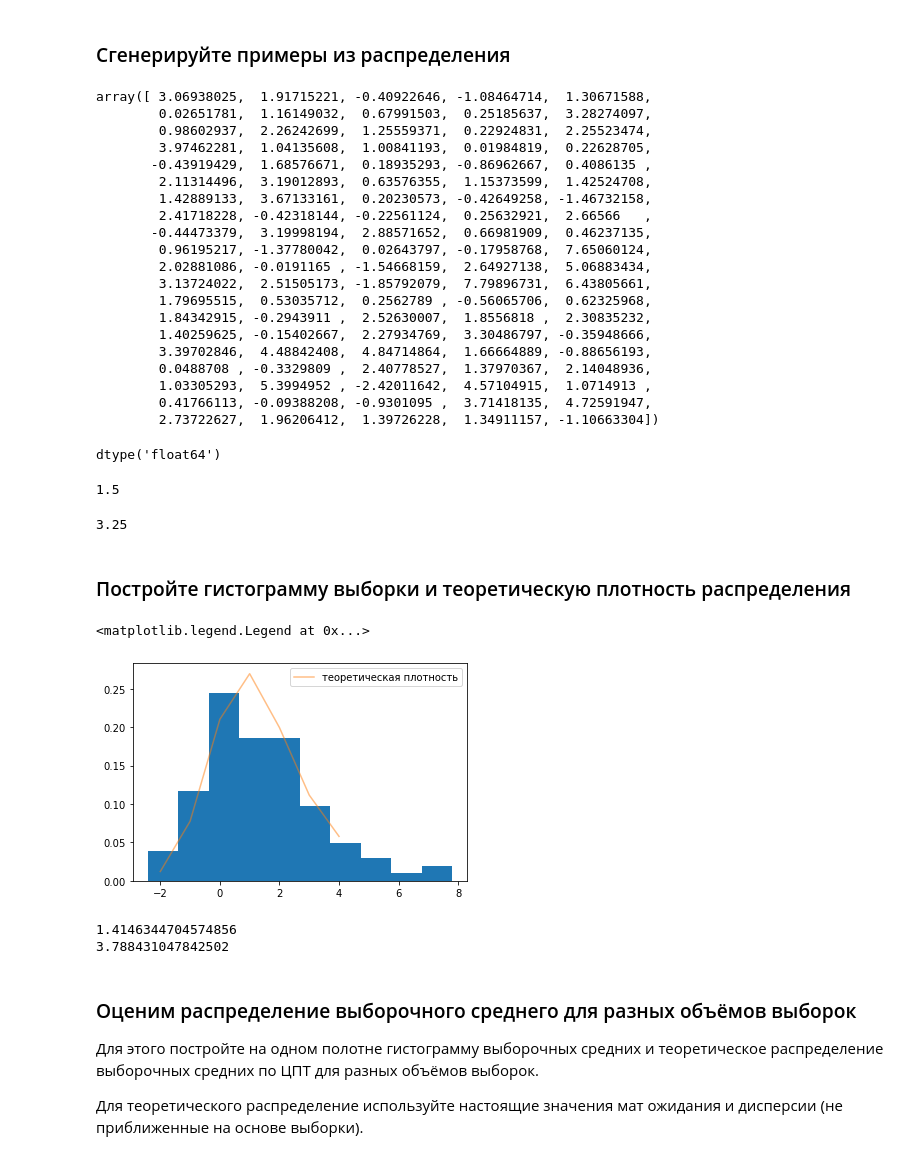
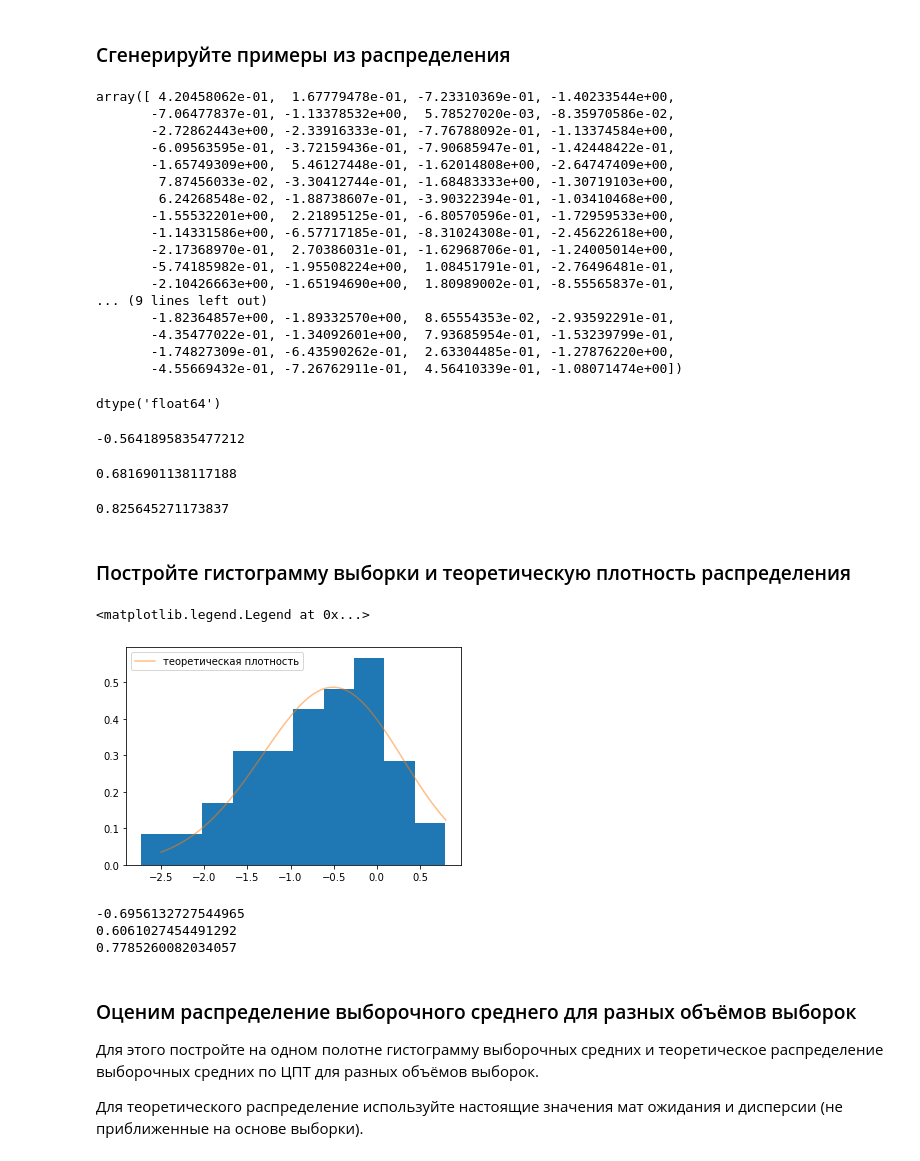
Before and after one commit to AlexeyLebedev90/HelloWorld, a Jupyter notebook: home_5.ipynb, the cells around one changed output. Saved outputs shown, nothing was run; the diff lists cells and outputs as text; code cells hidden in the pictures.

```diff
--- a/home_5.ipynb
+++ b/home_5.ipynb
@@ -13,65 +13,70 @@ import math
 ### Сгенерируйте примеры из распределения
 # %%
 # ваш код тут
-# например вот такое распределение https://docs.scipy.org/doc/scipy/reference/generated/scipy.stats.expon.html#scipy.stats.exponnorm
-exponnorm_rv = sts.exponnorm(1.5)
-sample = exponnorm_rv.rvs(100)
+# например вот такое распределение https://docs.scipy.org/doc/scipy/reference/generated/scipy.stats.expon.html#scipy.stats.powernorm
+powernorm_rv = sts.powernorm(2)
+sample = powernorm_rv.rvs(100)
 sample
 # %% [output]
-array([ 3.06938025,  1.91715221, -0.40922646, -1.08464714,  1.30671588,
-        0.02651781,  1.16149032,  0.67991503,  0.25185637,  3.28274097,
-        0.98602937,  2.26242699,  1.25559371,  0.22924831,  2.25523474,
-        3.97462281,  1.04135608,  1.00841193,  0.01984819,  0.22628705,
-       -0.43919429,  1.68576671,  0.18935293, -0.86962667,  0.4086135 ,
-        2.11314496,  3.19012893,  0.63576355,  1.15373599,  1.42524708,
-        1.42889133,  3.67133161,  0.20230573, -0.42649258, -1.46732158,
-        2.41718228, -0.42318144, -0.22561124,  0.25632921,  2.66566   ,
-       -0.44473379,  3.19998194,  2.88571652,  0.66981909,  0.46237135,
-        0.96195217, -1.37780042,  0.02643797, -0.17958768,  7.65060124,
-        2.02881086, -0.0191165 , -1.54668159,  2.64927138,  5.06883434,
-        3.13724022,  2.51505173, -1.85792079,  7.79896731,  6.43805661,
-        1.79695515,  0.53035712,  0.2562789 , -0.56065706,  0.62325968,
-        1.84342915, -0.2943911 ,  2.52630007,  1.8556818 ,  2.30835232,
-        1.40259625, -0.15402667,  2.27934769,  3.30486797, -0.35948666,
-        3.39702846,  4.48842408,  4.84714864,  1.66664889, -0.88656193,
-        0.0488708 , -0.3329809 ,  2.40778527,  1.37970367,  2.14048936,
-        1.03305293,  5.3994952 , -2.42011642,  4.57104915,  1.0714913 ,
-        0.41766113, -0.09388208, -0.9301095 ,  3.71418135,  4.72591947,
-        2.73722627,  1.96206412,  1.39726228,  1.34911157, -1.10663304])
+array([ 4.20458062e-01,  1.67779478e-01, -7.23310369e-01, -1.40233544e+00,
+       -7.06477837e-01, -1.13378532e+00,  5.78527020e-03, -8.35970586e-02,
+       -2.72862443e+00, -2.33916333e-01, -7.76788092e-01, -1.13374584e+00,
+       -6.09563595e-01, -3.72159436e-01, -7.90685947e-01, -1.42448422e-01,
+       -1.65749309e+00,  5.46127448e-01, -1.62014808e+00, -2.64747409e+00,
+        7.87456033e-02, -3.30412744e-01, -1.68483333e+00, -1.30719103e+00,
+        6.24268548e-02, -1.88738607e-01, -3.90322394e-01, -1.03410468e+00,
+       -1.55532201e+00,  2.21895125e-01, -6.80570596e-01, -1.72959533e+00,
+       -1.14331586e+00, -6.57717185e-01, -8.31024308e-01, -2.45622618e+00,
+       -2.17368970e-01,  2.70386031e-01, -1.62968706e-01, -1.24005014e+00,
+       -5.74185982e-01, -1.95508224e+00,  1.08451791e-01, -2.76496481e-01,
+       -2.10426663e+00, -1.65194690e+00,  1.80989002e-01, -8.55565837e-01,
+... (9 lines left out)
+       -1.82364857e+00, -1.89332570e+00,  8.65554353e-02, -2.93592291e-01,
+       -4.35477022e-01, -1.34092601e+00,  7.93685954e-01, -1.53239799e-01,
+       -1.74827309e-01, -6.43590262e-01,  2.63304485e-01, -1.27876220e+00,
+       -4.55669432e-01, -7.26762911e-01,  4.56410339e-01, -1.08071474e+00])
 # %%
 sample.dtype
 # %% [output]
 dtype('float64')
 # %%
-real_mean = exponnorm_rv.mean() # настоящее среднее случайной величины
+real_mean = powernorm_rv.mean() # настоящее среднее случайной величины
 real_mean
 # %% [output]
-1.5
+-0.5641895835477212
 # %%
-real_var = exponnorm_rv.var() # настоящая дисперсия случайной величины
+real_var = powernorm_rv.var() # настоящая дисперсия случайной величины
 real_var
 # %% [output]
-3.25
+0.6816901138117188
+# %%
+real_std = powernorm_rv.std()
+real_std
+# %% [output]
+0.825645271173837
 # %% [markdown]
 ### Постройте гистограмму выборки и теоретическую плотность распределения
 # %%
 # ваш код тут
 plt.hist(sample, density=True)
-x = np.linspace(-2,4,7)
-pdf = exponnorm_rv.pdf(x)
+x = np.linspace(-2.5,0.8,100)
+pdf = powernorm_rv.pdf(x)
 plt.plot(x, pdf, label='теоретическая плотность', alpha=0.5)
 plt.legend()
 # %% [output]
 <matplotlib.legend.Legend at 0x...>
-[figure, old version]
+[figure, new version]
 # %%
 sample_mean = sample.mean() # выборочное среднее
 print(sample_mean)
 sample_var = sample.var() # выборочная дисперсия
 print(sample_var)
+sample_std = sample.std() # стандартное отклонение
+print(sample_std)
 # %% [output]
-1.4146344704574856
-3.788431047842502
+-0.6956132727544965
+0.6061027454491292
+0.7785260082034057
 # %% [markdown]
 ### Оценим распределение выборочного среднего для разных объёмов выборок
 Для этого постройте на одном полотне гистограмму выборочных средних и теоретическое распределение выборочных средних по ЦПТ для разных объёмов выборок.
```
Also changed, not shown: parts of 3 cells of this notebook.
